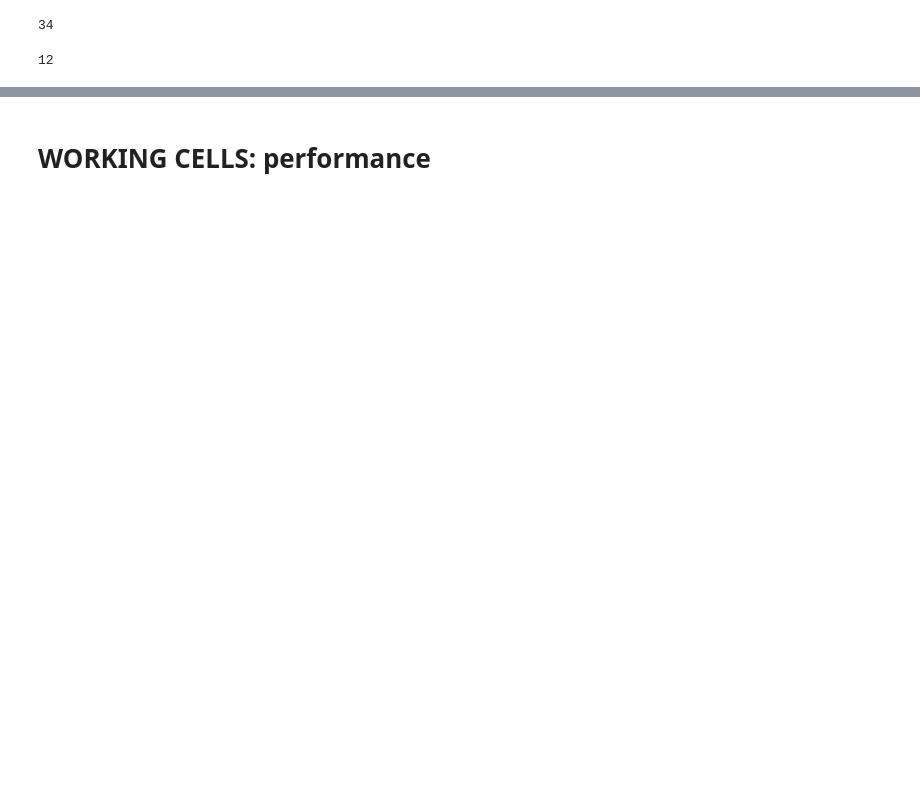
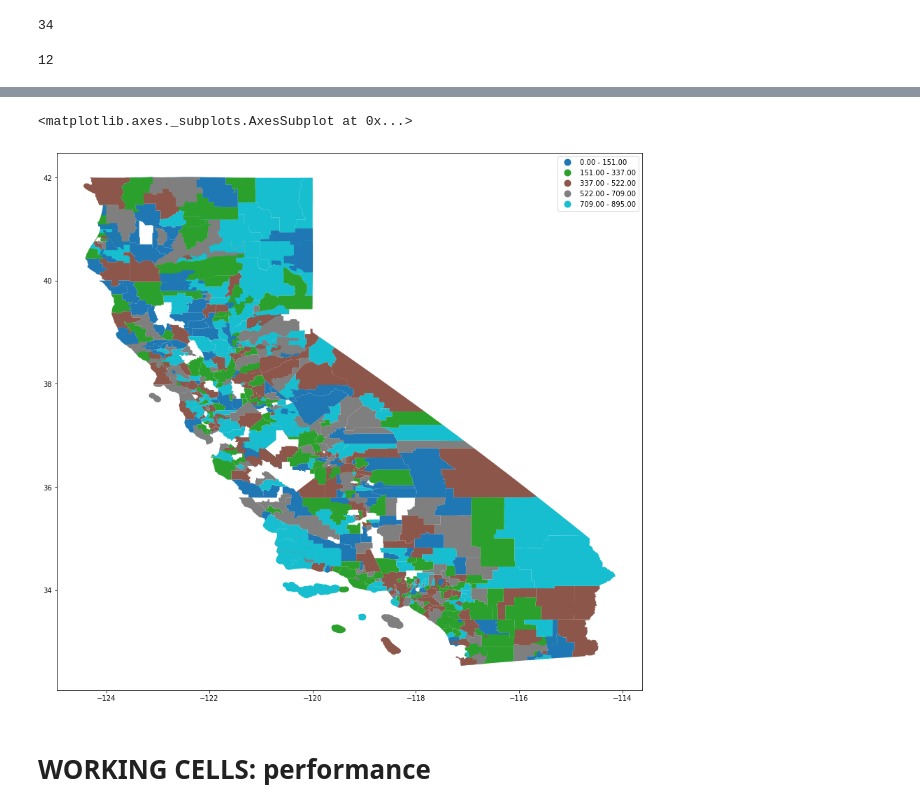
Before and after one commit to fiendskrah/finalcapstone, a Jupyter notebook: project.ipynb, the cells around one changed output, grey strips where cells are left out. Drawn from its saved outputs; the diff is of its cells as text; code cells hidden in the pictures; blank space fills up the shorter version.

```diff
--- a/project.ipynb
+++ b/project.ipynb
@@ -1262,4 +1188,4 @@ len(s1)
 # %% [output]
 944
 # %%
-s2 = set(dffrpm['District Code'])
+s2 = set(t6['District Code'])
@@ -1347,0 +1202,10 @@ df2
+# %%
+f1 = dflcff[~dflcff['District Code'].isin(s4)]
+# slicing out matches from lcff
+f2 = t1[~t1['District Code'].isin(s3)]
+# slicing out matches from frpm
+df2 = f1.merge(f2, on='District Code')
+# merging lcff and frpm
+df2 = df2.merge(adistricts, how='left', left_on='district_name', right_on='NAME')
+df2 = geopandas.GeoDataFrame(df2)
+# merging with geometries, converting to geodataframe
@@ -1348,3 +1230,13 @@ df2
+# %%
+df2.plot(
+    column='base_grant',
+    legend=True,
+    figsize=(15, 15),
+    scheme="quantiles"
+        )
+# %% [output]
+<matplotlib.axes._subplots.AxesSubplot at 0x...>
+[figure, added]
 # %% [markdown]
 # WORKING CELLS: performance
 # %%
```
Also changed, not shown: parts of 131 cells of this notebook, 1 other file.
